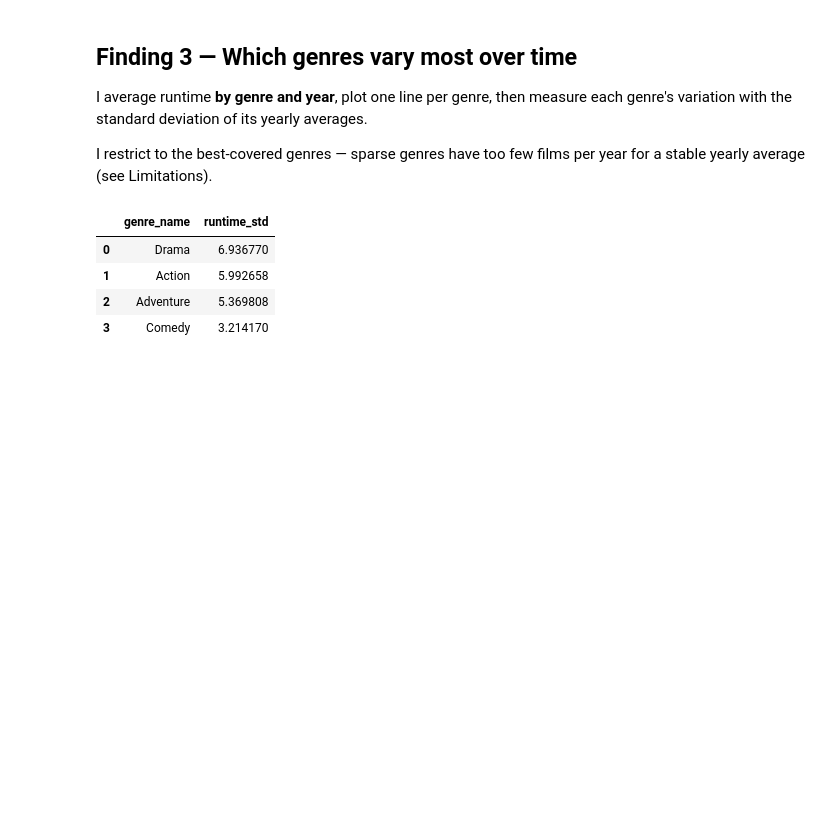
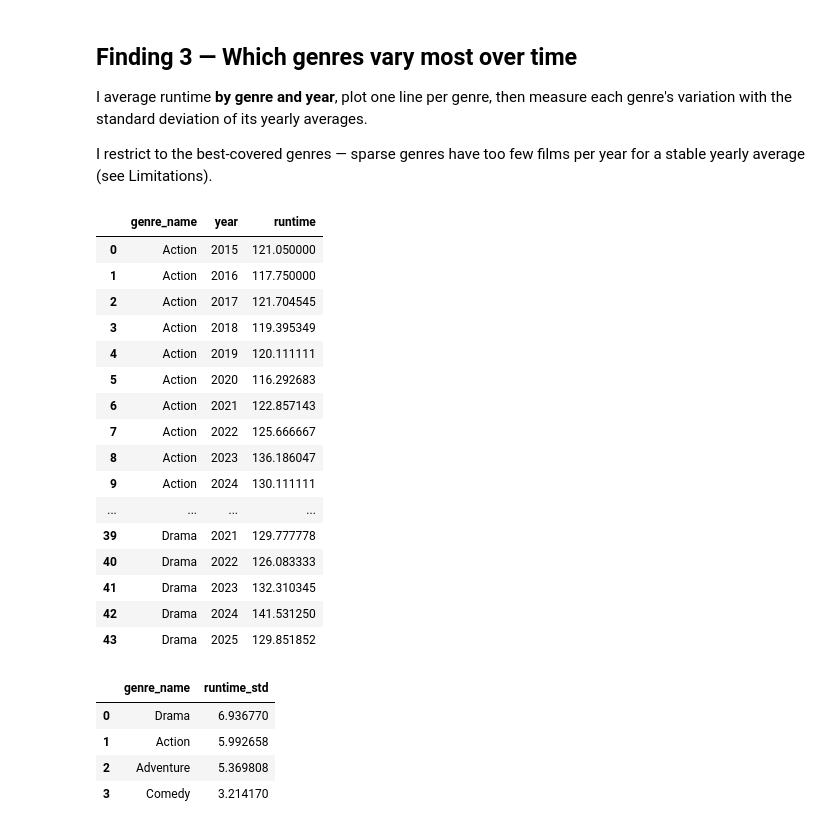
Before and after one commit to domenicapalominoh-lang/me204-final-project, a Jupyter notebook: notebooks/NB03-Data-Analysis.ipynb, the cells around one changed output. Drawn from its saved outputs; the diff is of its cells as text; code cells hidden in the pictures; blank space fills up the shorter version.

```diff
--- a/notebooks/NB03-Data-Analysis.ipynb
+++ b/notebooks/NB03-Data-Analysis.ipynb
@@ -200,3 +190,23 @@ runtime_genre_year_plot.update_layout(
 )
 runtime_genre_year_plot.update_yaxes(rangemode="tozero")
 runtime_genre_year_plot
+# %%
+runtime_genre_year
+# %% [output]
+|  | genre_name | year | runtime |
+| 0 | Action | 2015 | 121.050000 |
+| 1 | Action | 2016 | 117.750000 |
+| 2 | Action | 2017 | 121.704545 |
+| 3 | Action | 2018 | 119.395349 |
+| 4 | Action | 2019 | 120.111111 |
+| 5 | Action | 2020 | 116.292683 |
+| 6 | Action | 2021 | 122.857143 |
+| 7 | Action | 2022 | 125.666667 |
+| 8 | Action | 2023 | 136.186047 |
+| 9 | Action | 2024 | 130.111111 |
+| ... | ... | ... | ... |
+| 39 | Drama | 2021 | 129.777778 |
+| 40 | Drama | 2022 | 126.083333 |
+| 41 | Drama | 2023 | 132.310345 |
+| 42 | Drama | 2024 | 141.531250 |
+| 43 | Drama | 2025 | 129.851852 |
```
Also changed, not shown: parts of 4 cells of this notebook, 5 other files.
